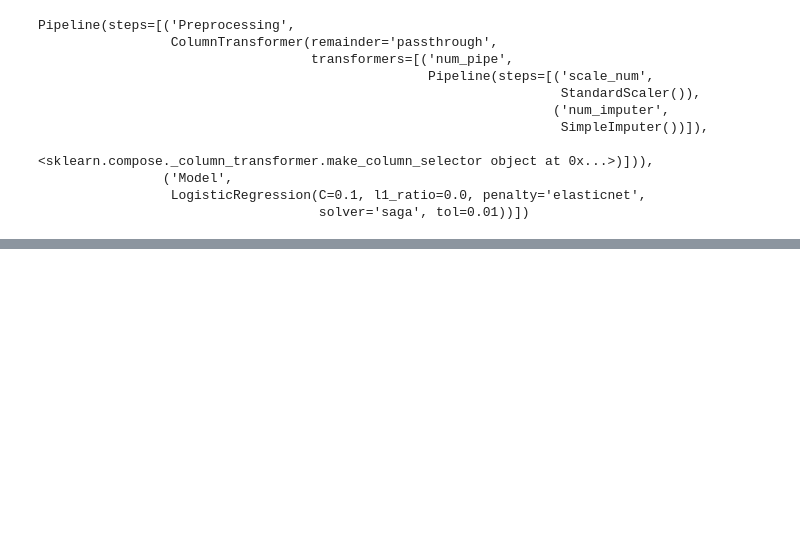
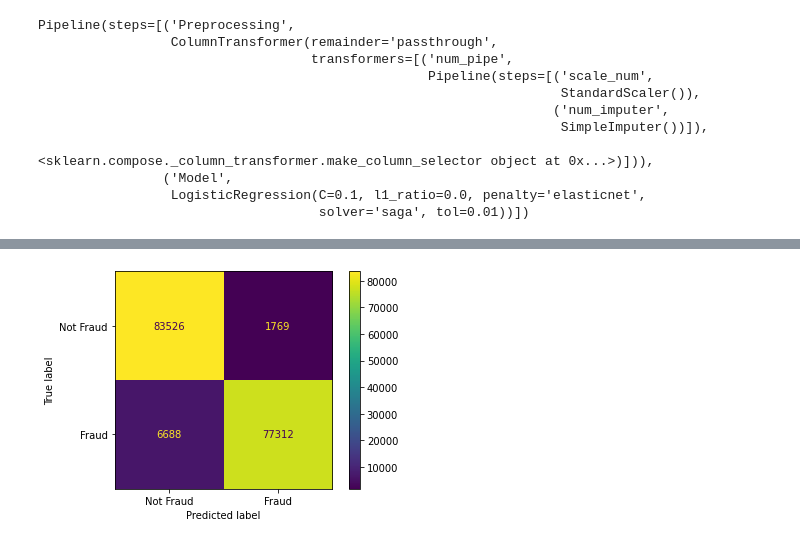
Before and after one commit to samarakoon-ryan/resampling-unbalanced-datasets, a Jupyter notebook: project_notebook.ipynb, the cells around one changed output, grey strips where cells are left out. Cells and saved outputs as stored; diff of their text form; code cells hidden in the pictures; blank space fills up the shorter version.

```diff
--- a/project_notebook.ipynb
+++ b/project_notebook.ipynb
@@ -331,0 +369,10 @@ Pipeline(steps=[('Preprocessing',
+# %%
+# Confusion Matrix for logistic regression model with resampled data
+
+lrRS_cm = confusion_matrix(y_test_RS, logistic_regression_gridsearch_resampled.best_estimator_.predict(X_test_RS))
+lrRS_disp = ConfusionMatrixDisplay(confusion_matrix=lrRS_cm,
+                                    display_labels=['Not Fraud', 'Fraud'])
+lrRS_disp.plot()
+plt.show()
+# %% [output]
+[figure, added]
```
Also changed, not shown: parts of 6 cells of this notebook.
